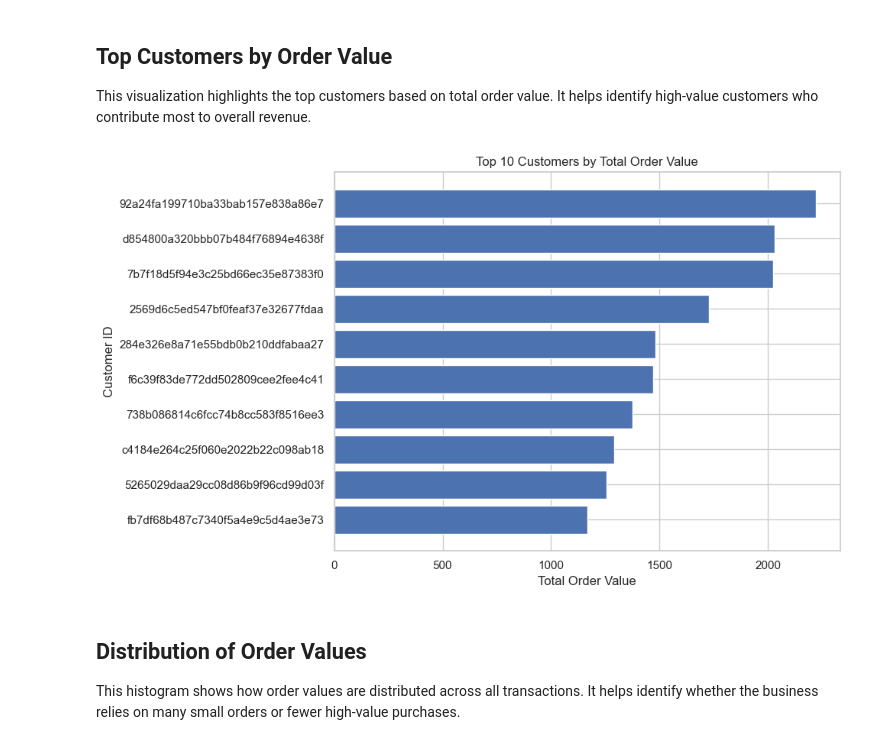
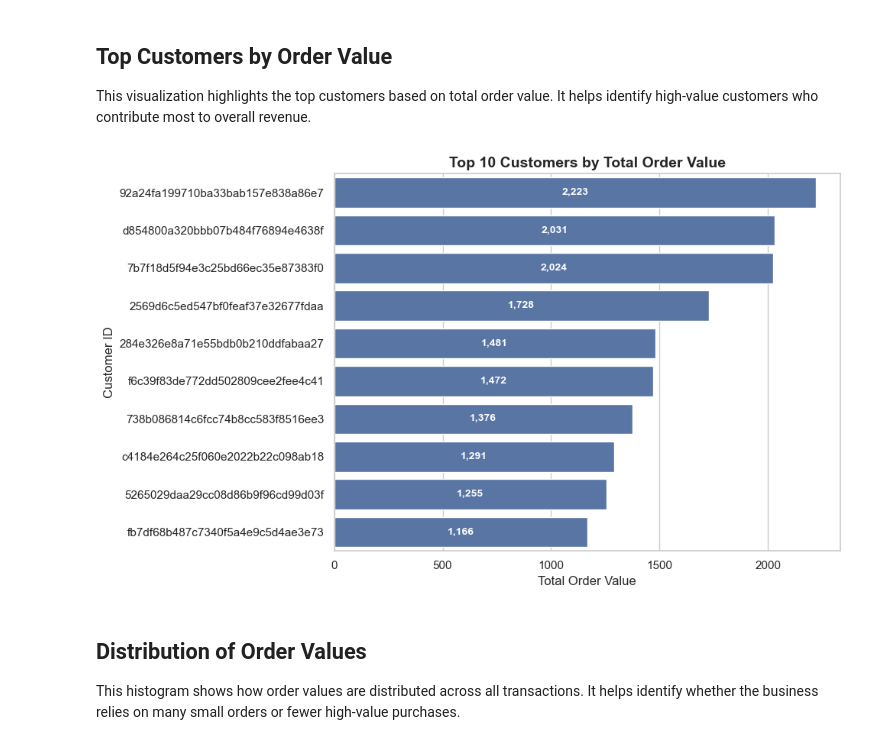
Before and after one commit to nivas5555/ecommerce-sql-python-analysis, a Jupyter notebook: notebooks/02_python_visual_analysis.ipynb, the cells around one changed output. Cells and saved outputs as stored; diff of their text form; code cells hidden in the pictures.

Commit message:
Python visual analysis

```diff
--- a/notebooks/02_python_visual_analysis.ipynb
+++ b/notebooks/02_python_visual_analysis.ipynb
@@ -99,26 +99,43 @@ plt.show()
 This visualization highlights the top customers based on total order value.
 It helps identify high-value customers who contribute most to overall revenue.
 # %%
-# Top 10 Customers by Order Value
-
 top_customers = (
     order_level_data
     .groupby("customer_id", as_index=False)["order_value"]
     .sum()
     .sort_values("order_value", ascending=False)
     .head(10)
 )
 
-plt.figure()
-plt.barh(top_customers["customer_id"], top_customers["order_value"])
-plt.title("Top 10 Customers by Total Order Value")
+plt.figure(figsize=(10, 6))
+ax = sns.barplot(
+    data=top_customers,
+    y="customer_id",
+    x="order_value"
+)
+
+plt.title("Top 10 Customers by Total Order Value", fontsize=14, weight="bold")
 plt.xlabel("Total Order Value")
 plt.ylabel("Customer ID")
-plt.gca().invert_yaxis()  # Highest value on top
+
+# Add centered value labels
+for p in ax.patches:
+    width = p.get_width()
+    ax.text(
+        width / 2,
+        p.get_y() + p.get_height() / 2,
+        f'{width:,.0f}',
+        ha='center',
+        va='center',
+        color='white',
+        fontsize=10,
+        fontweight='bold'
+    )
+
 plt.tight_layout()
 plt.show()
 # %% [output]
-[figure, old version]
+[figure, new version]
 # %% [markdown]
 ## Distribution of Order Values
 
```
Also changed, not shown: parts of 9 cells of this notebook.
